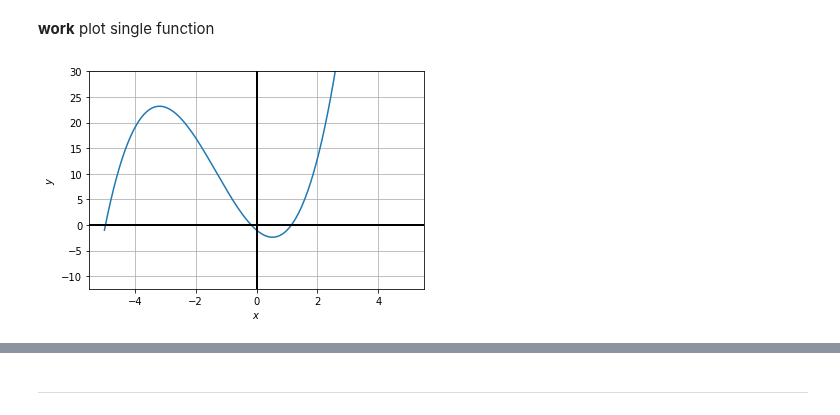
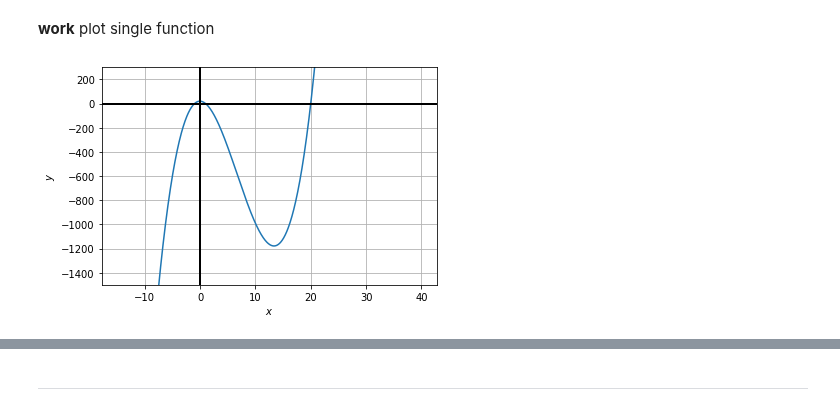
Before and after one commit to geraldwenzel/math_notebooks, a Jupyter notebook: math.ipynb, the cells around one changed output, grey strips where cells are left out. Saved outputs shown, nothing was run; the diff lists cells and outputs as text; code cells hidden in the pictures.

```diff
--- a/math.ipynb
+++ b/math.ipynb
@@ -46,16 +46,16 @@ _=plt.axvline(0, color='black', lw=2)
 # %% [markdown]
 **work** plot single function
 # %%
-x_coords = np.linspace(-5, 5, 1000)
-y_coords = [x_coord**3 + 4*x_coord**2 - 5*x_coord - 1 for x_coord in x_coords]
+x_coords = np.linspace(-15, 40, 1000)
+y_coords = [x_coord**3 - 20*x_coord**2 - x_coord + 20 for x_coord in x_coords]
 
 plt.plot(x_coords, y_coords)
 
-plt.axis(ymax=30)
+plt.axis(ymax=300, ymin=-1500)
 plt.grid()
 plt.xlabel('$x$')
 plt.ylabel('$y$')
 plt.axhline(0, color='black', lw=2)
 _=plt.axvline(0, color='black', lw=2)
 # %% [output]
-[figure, old version]
+[figure, new version]
```
Also changed, not shown: parts of 2 cells of this notebook.
